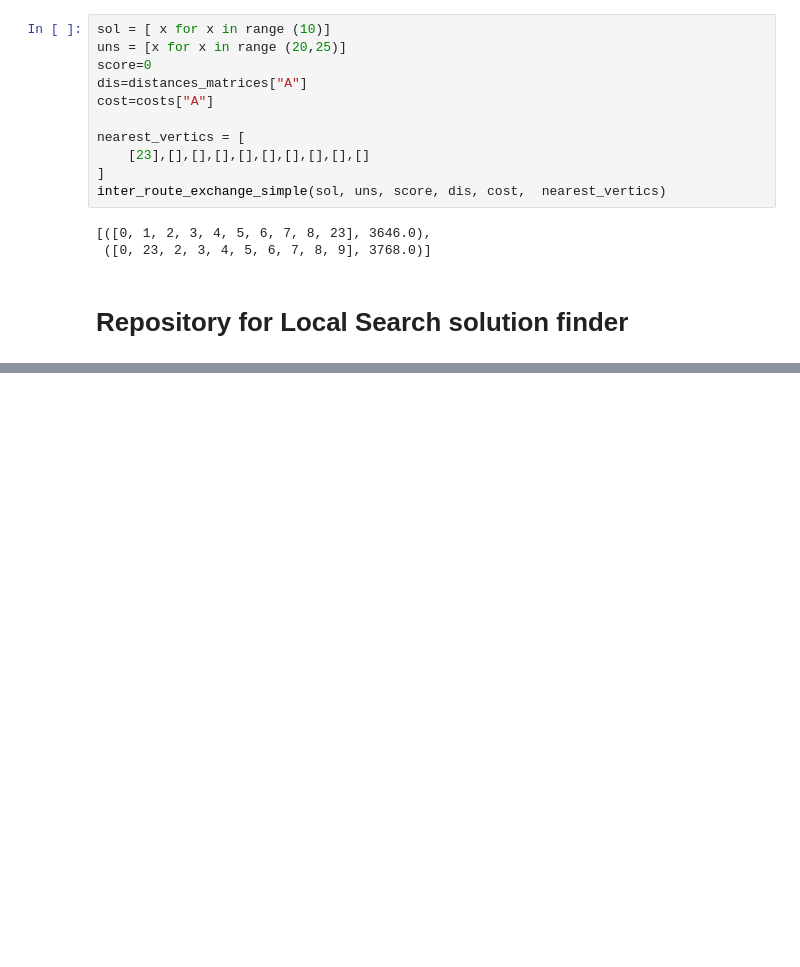
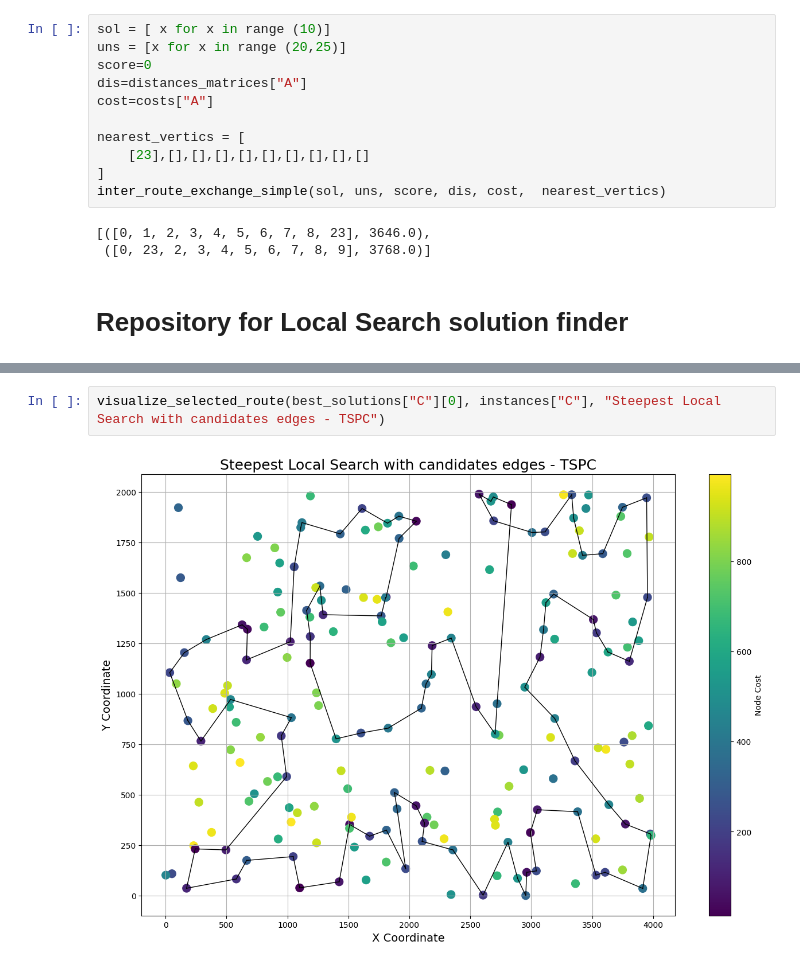
Before and after one commit to JankowskiDaniel/evolutionary-computation, a Jupyter notebook: assignment4/experiments.ipynb, the cells around one changed output, grey strips where cells are left out. Cells and saved outputs as stored; diff of their text form; blank space fills up the shorter version.

```diff
--- a/assignment4/experiments.ipynb
+++ b/assignment4/experiments.ipynb
@@ -390,0 +878,4 @@ costs["A"][115]
+# %%
+visualize_selected_route(best_solutions["C"][0], instances["C"], "Steepest Local Search with candidates edges - TSPC")
+# %% [output]
+[figure, added]
```
Also changed, not shown: parts of 20 cells of this notebook.
